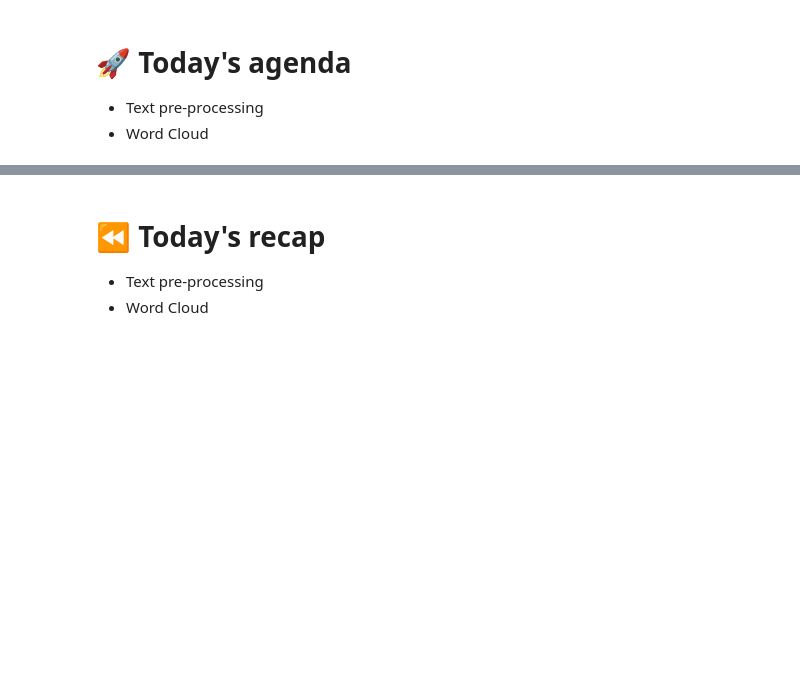
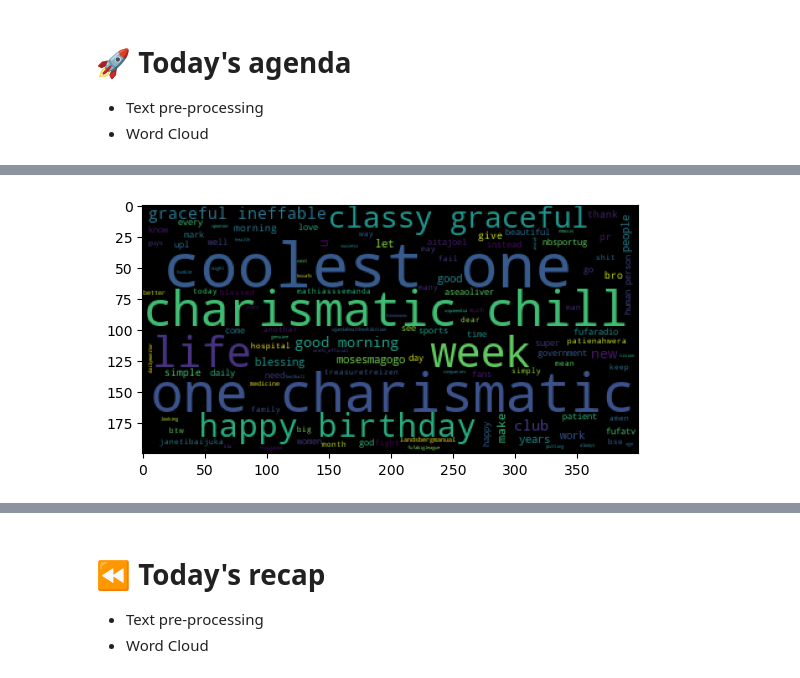
Before and after one commit to CodeYourDreams/DataScience_Burundi2023, a Jupyter notebook: Class 18 - Word Cloud/class_18_wordcloud.ipynb, the cells around one changed output, grey strips where cells are left out. Drawn from its saved outputs; the diff is of its cells as text; code cells hidden in the pictures; blank space fills up the shorter version.

```diff
--- a/Class 18 - Word Cloud/class_18_wordcloud.ipynb
+++ b/Class 18 - Word Cloud/class_18_wordcloud.ipynb
@@ -25,0 +220,3 @@ April 24, 2023
+# %%
+text = [englishStemmer.stem(word) for word in text if word not in sw]
+text
@@ -25,0 +225,2 @@ April 24, 2023
+# %%
+data['pp_op'] = data['pp'].apply(lambda text: [englishStemmer.stem(word) for word in text if word not in sw])
@@ -25,0 +243,8 @@ April 24, 2023
+# %%
+import nltk
+from nltk.stem import WordNetLemmatizer
+nltk.download('wordnet')
+
+lemmatizer = WordNetLemmatizer()
+
+lemmatizer.lemmatize("dancing", pos='v')
@@ -25,0 +256,2 @@ April 24, 2023
+# %%
+data['pp_op2'] = data['pp'].apply(lambda text: [lemmatizer.lemmatize(word, pos='v') for word in text if word not in sw])
@@ -25,0 +289,8 @@ April 24, 2023
+# %%
+words = " ".join(sum(data['pp'].tolist(),[]))
+wordcloud = WordCloud().generate(words)
+
+plt.imshow(wordcloud)
+plt.show()
+# %% [output]
+[figure, added]
```
Also changed, not shown: parts of 44 cells of this notebook, 3 other files.
